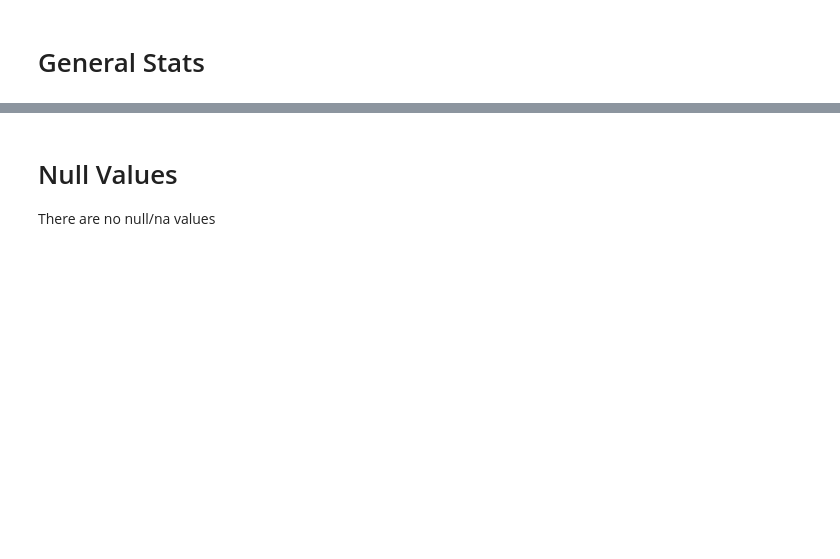
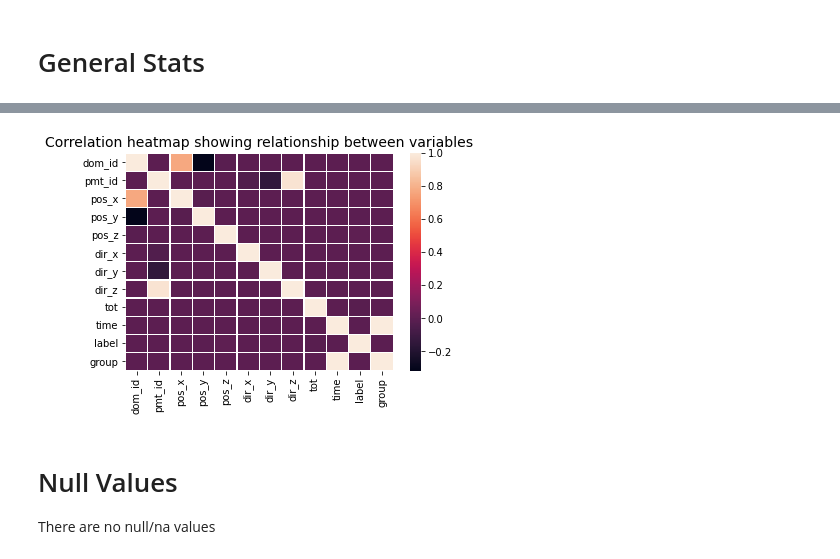
Before and after one commit to shrutirao94/km3net-neutrino-detection, a Jupyter notebook: notebooks/exploration.ipynb, the cells around one changed output, grey strips where cells are left out. Cells and saved outputs as stored; diff of their text form; code cells hidden in the pictures; blank space fills up the shorter version.

```diff
--- a/notebooks/exploration.ipynb
+++ b/notebooks/exploration.ipynb
@@ -46,6 +49,15 @@ data.describe()
 | 50% | 1.036000e+03 | 1.600000e+01 | 1.309000e+00 | -4.184000e+00 | 1.217000e+02 | 0.000000e+00 | -0.000000e+00 | -2.960000e-01 | 2.600000e+01 | 5.004292e+07 | 0.000000e+00 | ... |
 | 75% | 1.553000e+03 | 2.400000e+01 | 4.045200e+01 | 4.854100e+01 | 1.602410e+02 | 4.780000e-01 | 4.780000e-01 | 2.960000e-01 | 2.800000e+01 | 7.509229e+07 | 0.000000e+00 | ... |
 | max | 2.070000e+03 | 3.100000e+01 | 9.624300e+01 | 1.050240e+02 | 1.966110e+02 | 9.550000e-01 | 9.550000e-01 | 5.580000e-01 | 2.090000e+02 | 1.015914e+08 | 1.000000e+00 | ... |
+# %%
+corr = data.corr()
+# %%
+sns.heatmap(corr, xticklabels=corr.columns, yticklabels=corr.columns, linewidths=.2)
+plt.title("Correlation heatmap showing relationship between variables",
+         y=1, fontsize = 14)
+plt.savefig("../assets/correlations.png")
+# %% [output]
+[figure, added]
 # %% [markdown]
 # Null Values
 
```
Also changed, not shown: parts of 32 cells of this notebook, 1 other file.
